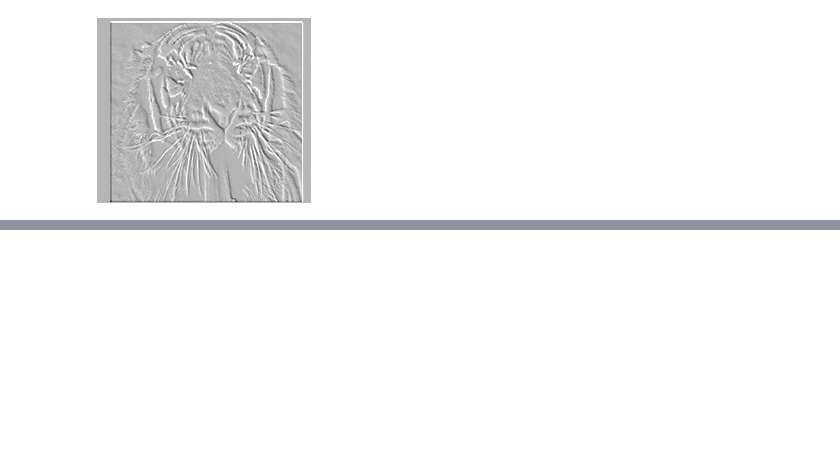
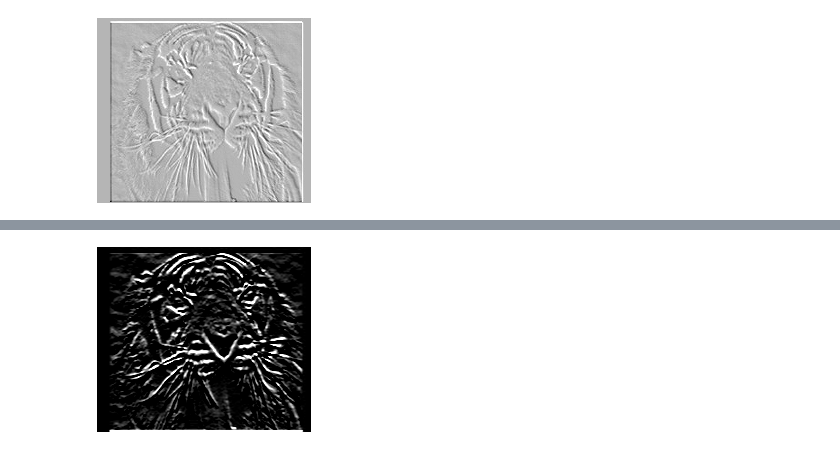
Before and after one commit to itaispiegel/graphics-learning, a Jupyter notebook: convolution.ipynb, the cells around one changed output, grey strips where cells are left out. Drawn from its saved outputs; the diff is of its cells as text; code cells hidden in the pictures; blank space fills up the shorter version.

```diff
--- a/convolution.ipynb
+++ b/convolution.ipynb
@@ -87,0 +97,9 @@ new_img
+# %%
+sobel_y_kernel = ImageFilter.Kernel(
+    size=(3, 3), kernel=(1, 2, 1, 0, 0, 0, -1, -2, -1), scale=1, offset=0
+)
+
+y_sobel_gradient = orig_img.convert("L").filter(sobel_y_kernel)
+y_sobel_gradient
+# %% [output]
+[figure, added]
```
Also changed, not shown: parts of 4 cells of this notebook, 1 other file.
